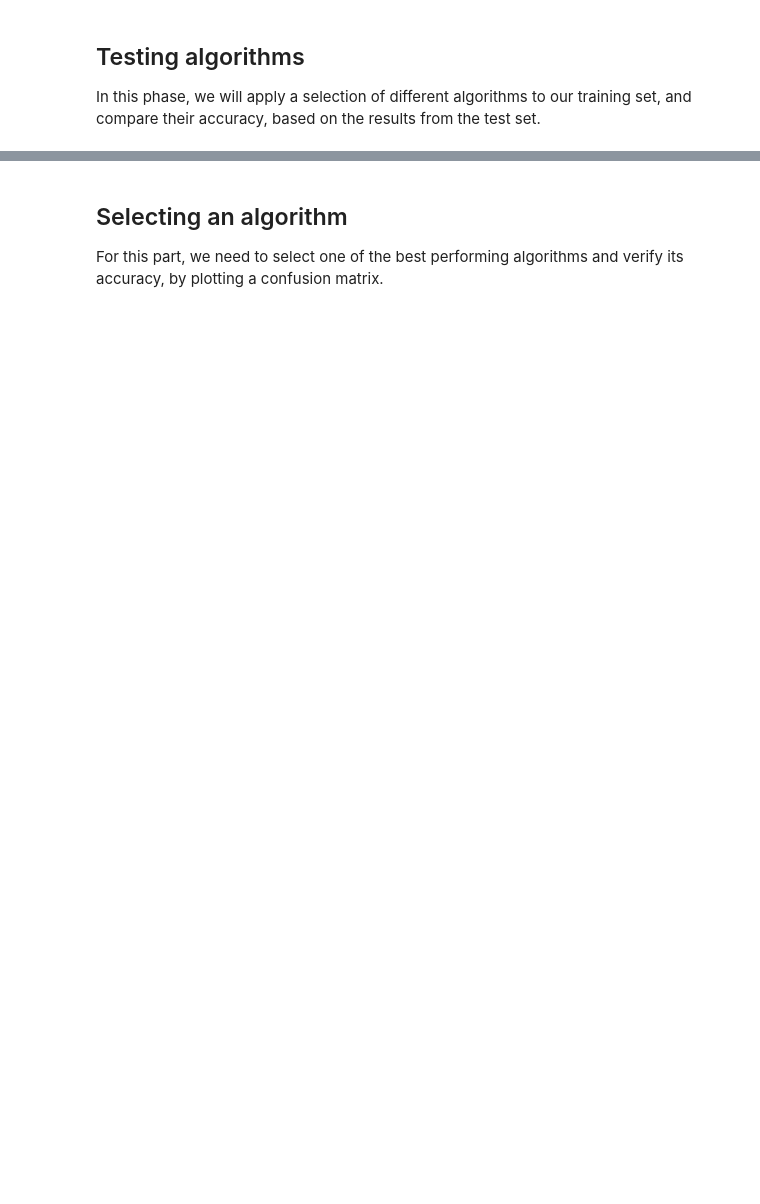
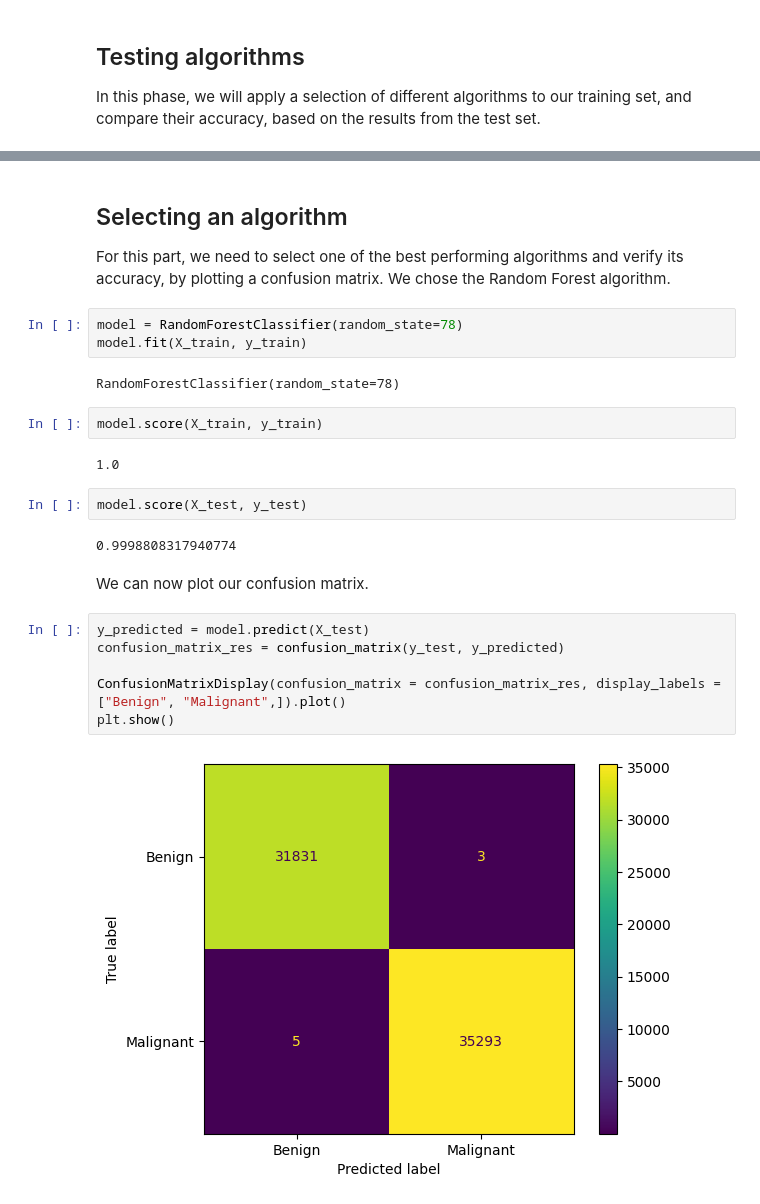
Before and after one commit to vmup2021/DoHtpp, a Jupyter notebook: main.ipynb, the cells around one changed output, grey strips where cells are left out. Saved outputs shown, nothing was run; the diff lists cells and outputs as text; blank space fills up the shorter version.

Commit message:
Finished notebook with Random Forest

```diff
--- a/main.ipynb
+++ b/main.ipynb
@@ -362,4 +336,27 @@ ValueError: Classification metrics can't handle a mix of binary and continuous t
 # %% [markdown]
 ## Selecting an algorithm
 
-For this part, we need to select one of the best performing algorithms and verify its accuracy, by plotting a confusion matrix.
+For this part, we need to select one of the best performing algorithms and verify its accuracy, by plotting a confusion matrix. We chose the Random Forest algorithm.
+# %%
+model = RandomForestClassifier(random_state=78)
+model.fit(X_train, y_train)
+# %% [output]
+RandomForestClassifier(random_state=78)
+# %%
+model.score(X_train, y_train)
+# %% [output]
+1.0
+# %%
+model.score(X_test, y_test)
+# %% [output]
+0.9998808317940774
+# %% [markdown]
+We can now plot our confusion matrix.
+# %%
+y_predicted = model.predict(X_test)
+confusion_matrix_res = confusion_matrix(y_test, y_predicted)
+
+ConfusionMatrixDisplay(confusion_matrix = confusion_matrix_res, display_labels = ["Benign", "Malignant",]).plot()
+plt.show()
+# %% [output]
+[figure, added]
```
Also changed, not shown: parts of 8 cells of this notebook.
